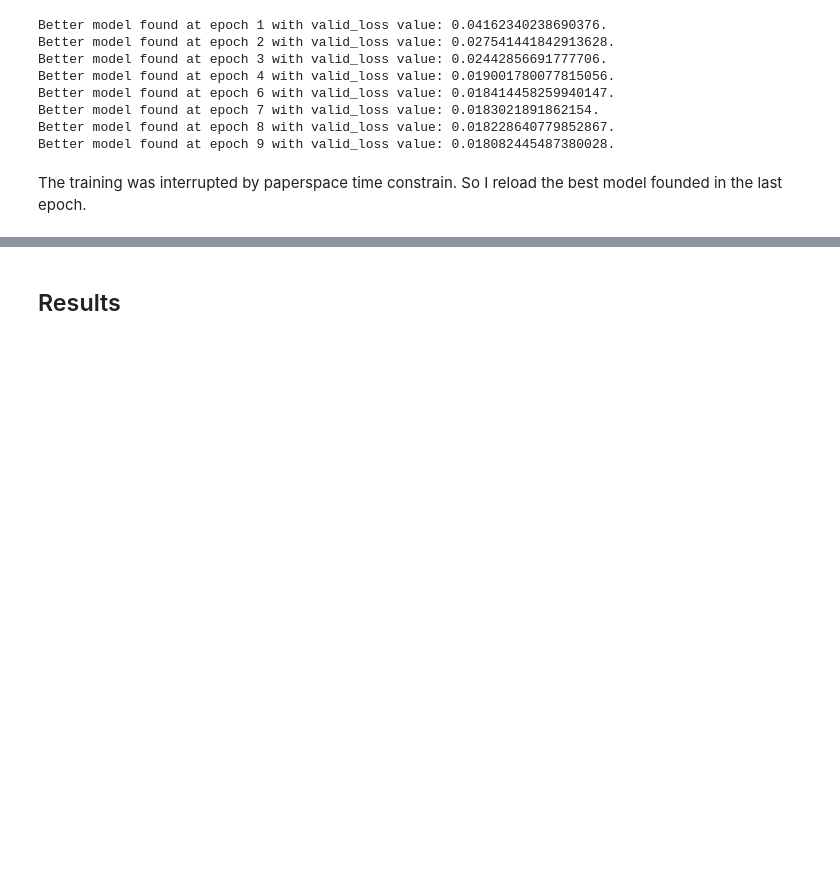
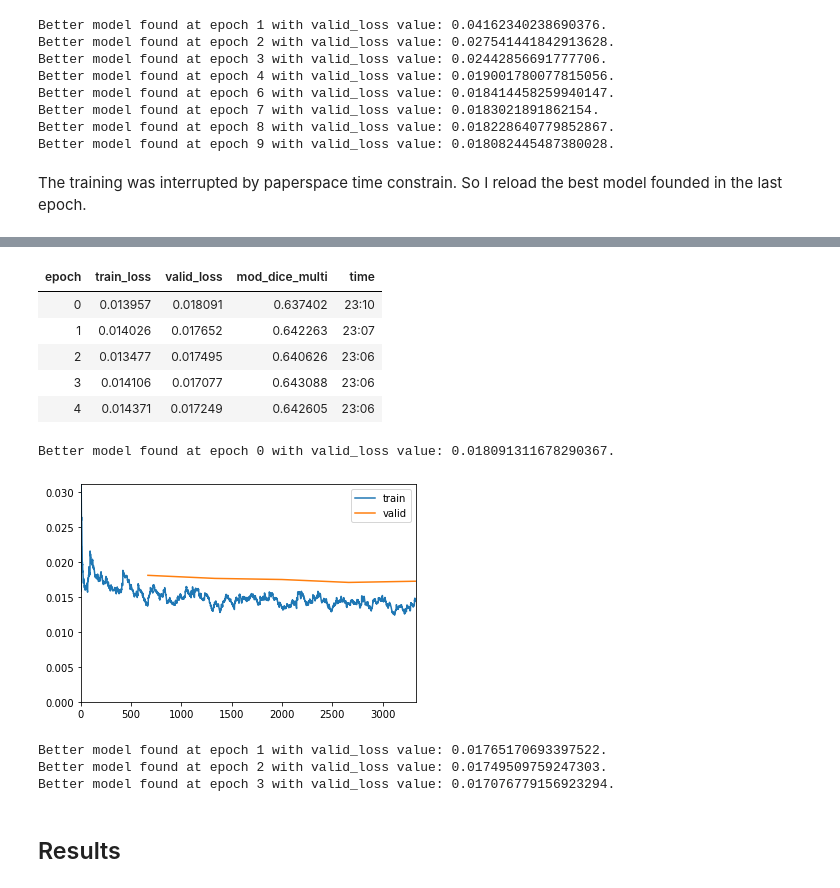
Before and after one commit to marcomatteo/steel_segmentation, a Jupyter notebook: nbs/_11_EfficientNet-UNET.ipynb, the cells around one changed output, grey strips where cells are left out. Saved outputs shown, nothing was run; the diff lists cells and outputs as text; code cells hidden in the pictures; blank space fills up the shorter version.

```diff
--- a/nbs/_11_EfficientNet-UNET.ipynb
+++ b/nbs/_11_EfficientNet-UNET.ipynb
@@ -252,3 +262,17 @@ loaded_learn = learn.load(stage)
+# %%
+learn.fit_one_cycle(5, lr_max=5e-5, cbs=fit_cbs)
+# %% [output]
+| epoch | train_loss | valid_loss | mod_dice_multi | time |
+| 0 | 0.013957 | 0.018091 | 0.637402 | 23:10 |
+| 1 | 0.014026 | 0.017652 | 0.642263 | 23:07 |
+| 2 | 0.013477 | 0.017495 | 0.640626 | 23:06 |
+| 3 | 0.014106 | 0.017077 | 0.643088 | 23:06 |
+| 4 | 0.014371 | 0.017249 | 0.642605 | 23:06 |
+Better model found at epoch 0 with valid_loss value: 0.018091311678290367.
+[figure, added]
+Better model found at epoch 1 with valid_loss value: 0.01765170693397522.
+Better model found at epoch 2 with valid_loss value: 0.01749509759247303.
+Better model found at epoch 3 with valid_loss value: 0.017076779156923294.
 # %% [markdown]
 ## Results
 # %%
```
Also changed, not shown: parts of 13 cells of this notebook, 5 other files.
